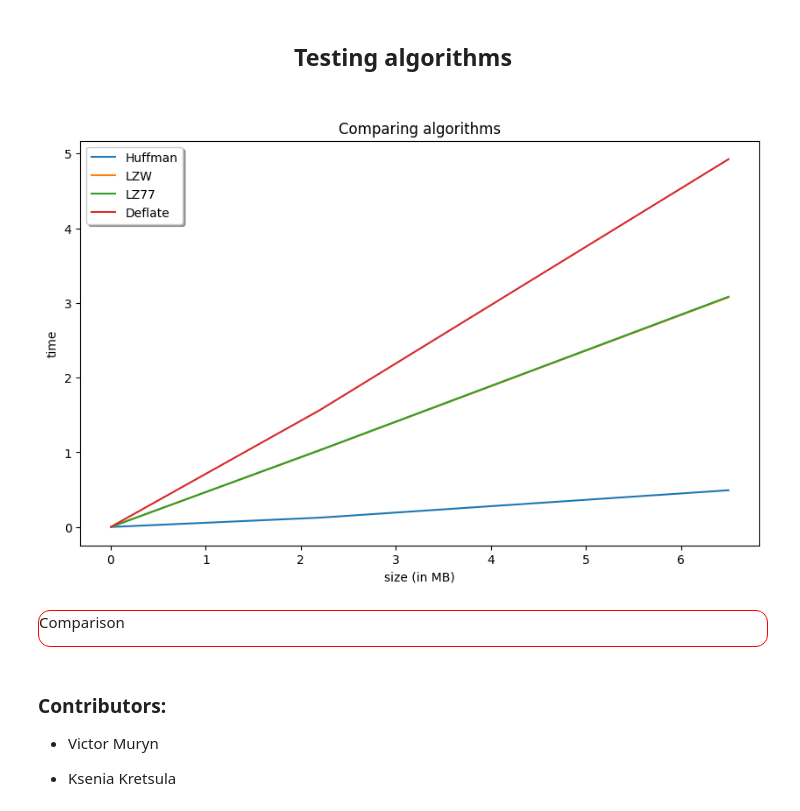
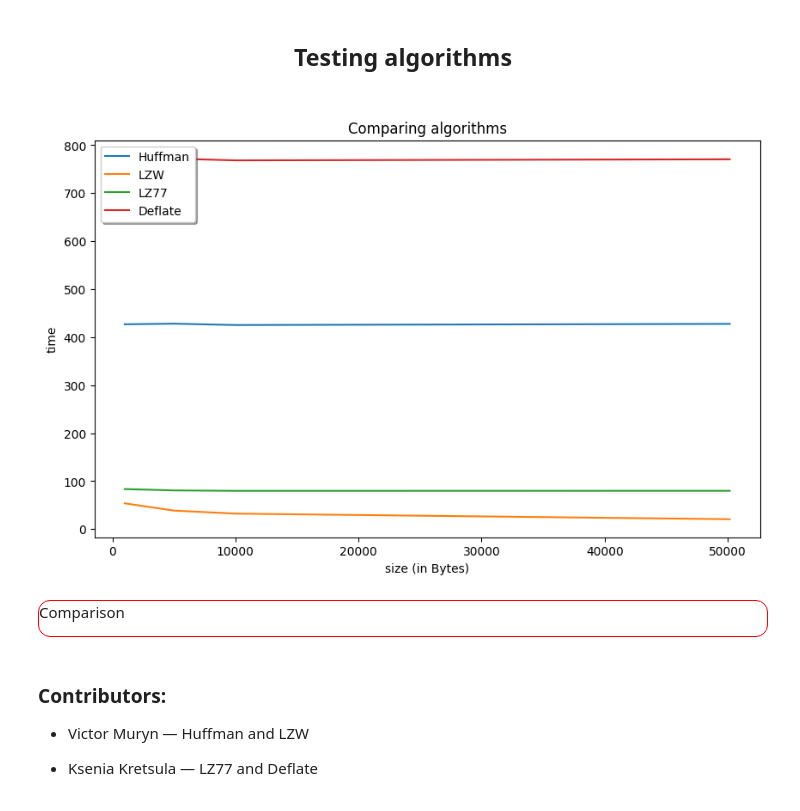
Before and after one commit to hellcastter/coding, a Jupyter notebook: zvit.ipynb, the cells around one changed output. Drawn from its saved outputs; the diff is of its cells as text; code cells hidden in the pictures.

Commit message:
added sample files

```diff
--- a/zvit.ipynb
+++ b/zvit.ipynb
@@ -831,7 +503,9 @@ class Deflate:
         encoded_lz77 = "".join([str(offset) + str(length) + symb if symb is not None else
                                 str(offset) + str(length) + ' '
                                 for offset, length, symb in lz77.compress(message, buffer_size)])
-        encoded_huffman, dictionary = huffman.encode(encoded_lz77)
+        encoded_huffman = huffman.encode(encoded_lz77)
+        dictionary = huffman.get_dictionary(encoded_lz77)
+
         if to_file:
             with open('deflate.txt', 'w', encoding='utf-8') as file:
                 file.write(encoded_huffman)
@@ -931,23 +609,43 @@ def time_taken(func, path: str, iteration: int = 1000):
     return exec_time / iteration
+# %%
+def compare_sizes(func, path, _):
+    with open(path, 'r', encoding='utf-8') as file:
+        content = file.read()
+
+    content_size = len(content)
+    encoded = func(content)
+
+    return len(encoded) * 100 / content_size
 # %%
-def compare(func, func2, func3, func4, iterations: int = 10):
+def compare(functions, comparison, iterations: int = 10):
     """
     Compare four algorithms for different size of inputs.
     """
-    files = ['sample1.txt', 'sample2.txt', 'sample3.txt', 'sample4.txt']
+    files = ['sample1000.txt', 'sample5000.txt', 'sample10000.txt', 'sample50000.txt']
+
     plt.figure(figsize=(10,6))
     plt.title("Comparing algorithms")
-    for fun in [func, func2, func3, func4]:
-        algo = [time_taken(fun, file, iterations) for file in files]
-        plt.plot([0.004, 0.053, 2.2, 6.5], algo)
+
+    sizes = []
+
+    for filename in files:
+        with open(filename, 'r') as file:
+            text = file.read()
+            sizes.append(len(text))
+
+    for fun in functions:
+        algo = [comparison(fun, file, iterations) for file in files]
+        plt.plot(sizes, algo)
+
     plt.legend(['Huffman', 'LZW', 'LZ77', "Deflate"], loc='upper left', shadow=True)
-    plt.xlabel('size (in MB)')
+    plt.xlabel('size (in Bytes)')
     plt.ylabel('time')
     return plt.show()
-# %%
-compare(Huffman(), LZW(), LZ77(), Deflate())
-# %% [output]
-[figure, removed]
+# %%
+# compare([Huffman().encode, LZW().compress, LZ77().compress, Deflate().deflate_encode], time_taken)
+compare([Huffman().encode, LZW().compress, LZ77().compress, Deflate().deflate_encode], compare_sizes)
+# %% [output]
+[figure, added]
 # %% [markdown]
 <div style='border: 1px solid red;
   border-radius: 12px;
@@ -958,5 +656,5 @@ compare(Huffman(), LZW(), LZ77(), Deflate())
 </div>
 # %% [markdown]
 ### Contributors:
-* Victor Muryn
-- Ksenia Kretsula
+* Victor Muryn — Huffman and LZW
+- Ksenia Kretsula — LZ77 and Deflate
```
Also changed, not shown: parts of 4 cells of this notebook, 4 other files.
